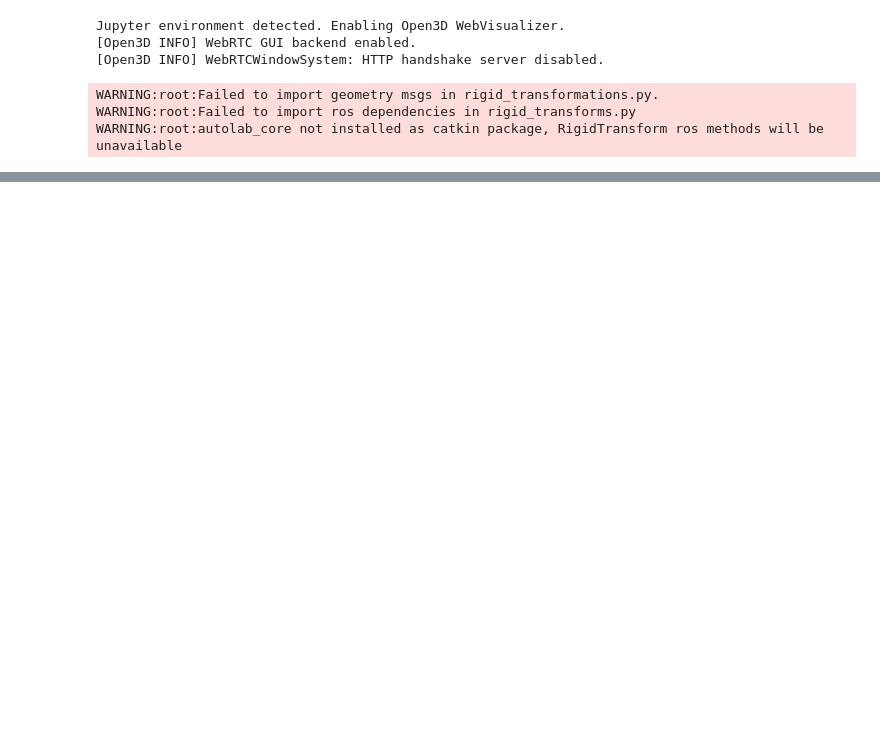
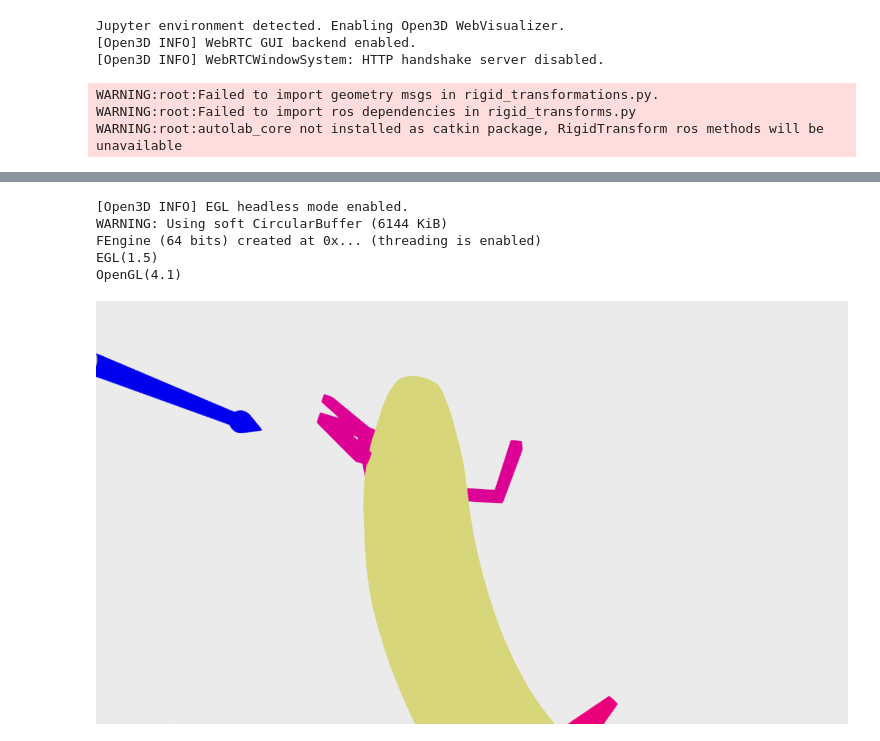
Before and after one commit to sina-behnam/Grasp2sim, a Jupyter notebook: notebooks/sim_debug.ipynb, the cells around one changed output, grey strips where cells are left out. Drawn from its saved outputs; the diff is of its cells as text; code cells hidden in the pictures; blank space fills up the shorter version.

```diff
--- a/notebooks/sim_debug.ipynb
+++ b/notebooks/sim_debug.ipynb
@@ -303,0 +116,38 @@ plt.show()
+# %%
+import open3d as o3d
+from graspnetAPI import GraspGroup
+from graspnetAPI.utils.xmlhandler import xmlReader
+from graspnetAPI.utils.utils import parse_posevector
+from poses.publisher import render_geometries_to_notebook
+
+CAMERA = 'kinect'  # try both 'kinect' and 'realsense'
+scene_dir = f'/home/sbehnam/Project/data/scenes/scene_0000/{CAMERA}'
+
+T_CAM2TABLE = np.load(f'{scene_dir}/cam0_wrt_table.npy') @ np.load(f'{scene_dir}/camera_poses.npy')[0]
+
+# Mesh in table frame
+mesh = o3d.io.read_triangle_mesh('/home/sbehnam/models/005/textured.obj')
+pvs = xmlReader(f'{scene_dir}/annotations/0000.xml').getposevectorlist()
+for pv in pvs:
+    oid, pose_cam = parse_posevector(pv)
+    if oid == 5:
+        mesh.transform(T_CAM2TABLE @ pose_cam)
+        break
+mesh.paint_uniform_color([0.7, 0.7, 0.2])
+
+# Grasps in table frame
+gg = GraspGroup(np.load('/home/sbehnam/Project/data/scenes/scene_0000/some_banana_grasp.npy'))
+gg.transform(T_CAM2TABLE)
+grippers = gg[:5].to_open3d_geometry_list()
+
+# Table coordinate frame for reference
+frame = o3d.geometry.TriangleMesh.create_coordinate_frame(size=0.1)
+
+render_geometries_to_notebook([frame, mesh] + grippers)
+# %% [output]
+[Open3D INFO] EGL headless mode enabled.
+WARNING: Using soft CircularBuffer (6144 KiB)
+FEngine (64 bits) created at 0x... (threading is enabled)
+EGL(1.5)
+OpenGL(4.1)
+[figure, added]
```
Also changed, not shown: parts of 31 cells of this notebook.
